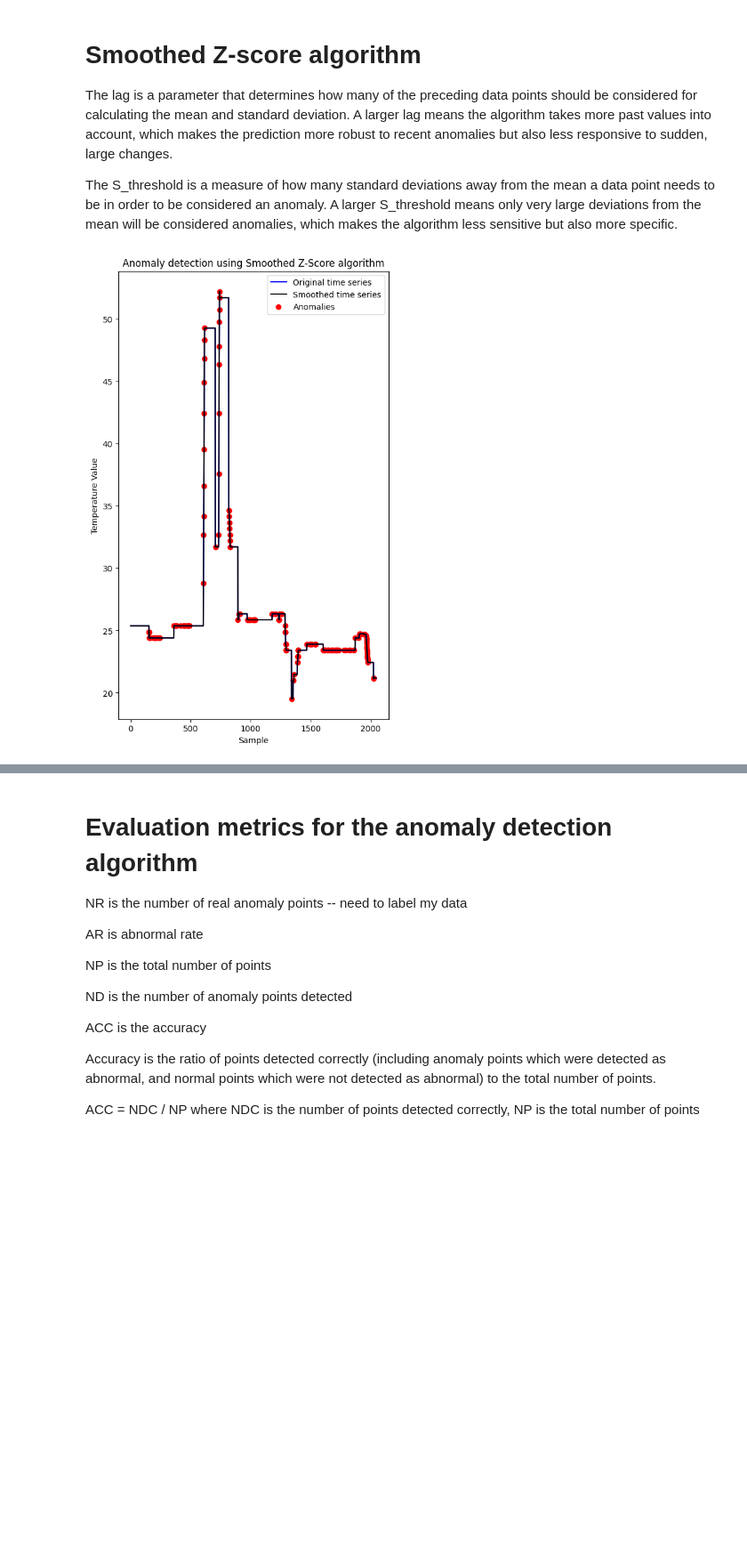
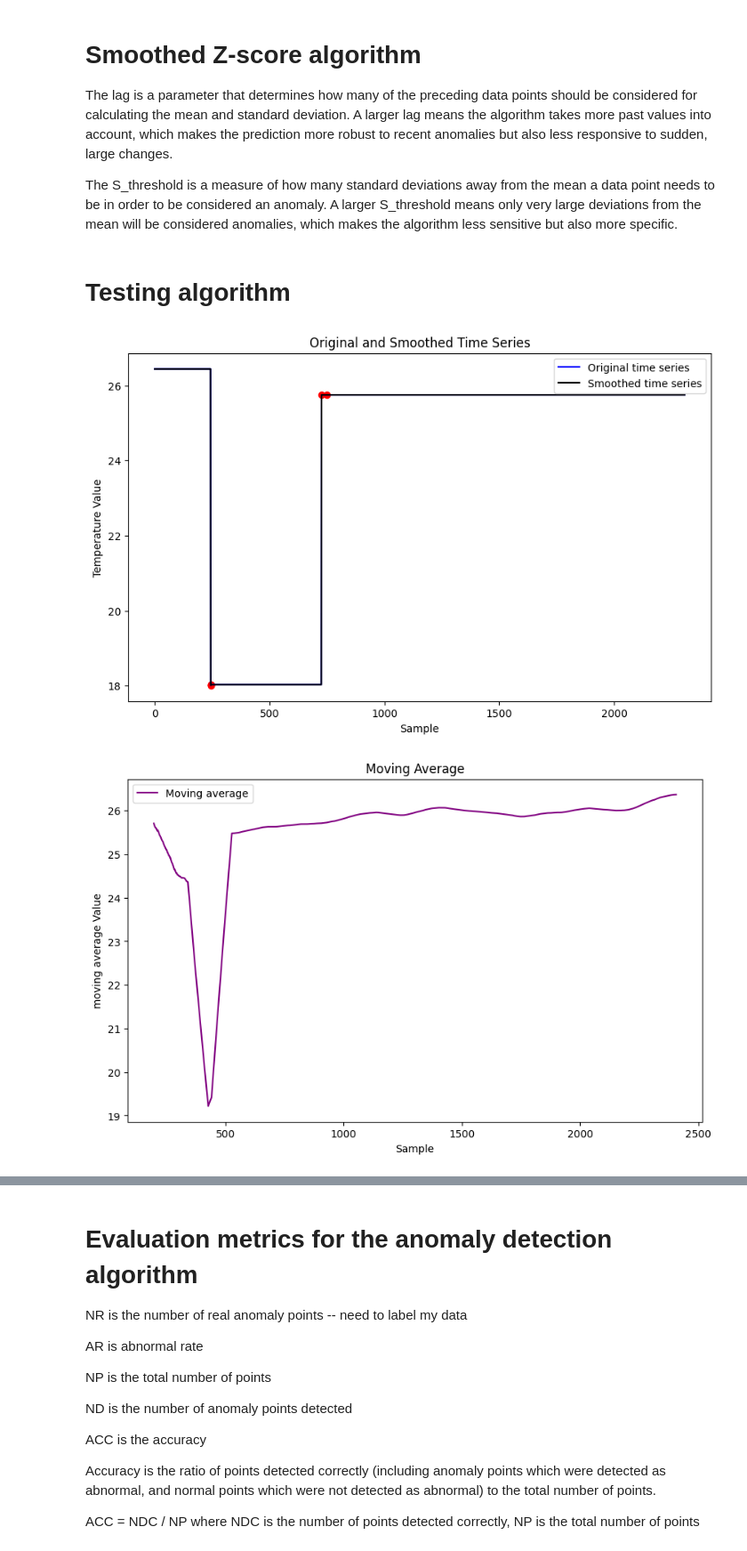
Before and after one commit to ghaidabouchaala/pfe-repo, a Jupyter notebook: temp_acq_sys/Anomaly Detection with Z-score.ipynb, the cells around one changed output, grey strips where cells are left out. Shown: that part at 89% size. Saved outputs shown, nothing was run; the diff lists cells and outputs as text; code cells hidden in the pictures; blank space fills up the shorter version.

Commit message:
adjust detection algorithm

```diff
--- a/temp_acq_sys/Anomaly Detection with Z-score.ipynb
+++ b/temp_acq_sys/Anomaly Detection with Z-score.ipynb
@@ -5,10 +5,3 @@ import pandas as pd
 import numpy as np
 from collections import Counter
 import matplotlib.pyplot as plt
-
-
-# Load data from excel
-data = pd.read_excel('temp_with_anomalies_ds.xlsx')
-
-# Display the data
-print(data.head())
@@ -58,10 +44,3 @@ def initialize_series(TS, m, n):
     ITS.extend(TS)
 
     return ITS
-# %%
-TS = data['temperature_value']
-
-m=10
-n=3
-
-ITS = initialize_series(TS,m, n)
@@ -115,30 +92,6 @@ def smoothed_z_score(ITS, lag, threshold):
             ITS[i] = ITS[i-1]
 
     # The function returns the smoothed time series and the anomaly signals
-    return ITS, signals
+    return ITS, signals, moving_avg, moving_std
-# %%
-lag = n*m
-threshold = 2
-
-# Detect anomalies
-ITS_smoothed, anomaly_signals = smoothed_z_score(ITS, lag, threshold)
-# Make the plot
-plt.figure(figsize=(6, 10))
-
-# Plot the original time series
-plt.plot(ITS, color='blue', label='Original time series')
-plt.plot(ITS_smoothed, color='black', label='Smoothed time series')
-
-# Plot the anomaly signals
-anomalies = np.array(ITS)[np.abs(np.array(anomaly_signals)) > 0]
-anomalies_indices = np.argwhere(np.abs(np.array(anomaly_signals)) > 0).flatten()
-
-plt.scatter(anomalies_indices, anomalies, color='red', label='Anomalies')
-
-plt.title('Anomaly detection using Smoothed Z-Score algorithm on data from Dallas')
-plt.xlabel('Sample')
-plt.ylabel('Temperature Value')
-plt.legend()
-plt.show()
-# %% [output]
-[figure, removed]
+# %% [markdown]
+# Testing algorithm
@@ -144,0 +144,8 @@ plt.show()
+# %%
+#apply_algo('temperature_ds18b20.xlsx',25,5,5)
+
+
+apply_algo('temperature_lm35.xlsx',20,5,5)
+# %% [output]
+[figure, added]
+[figure, added]
```
Also changed, not shown: parts of 10 cells of this notebook, 6 other files.
